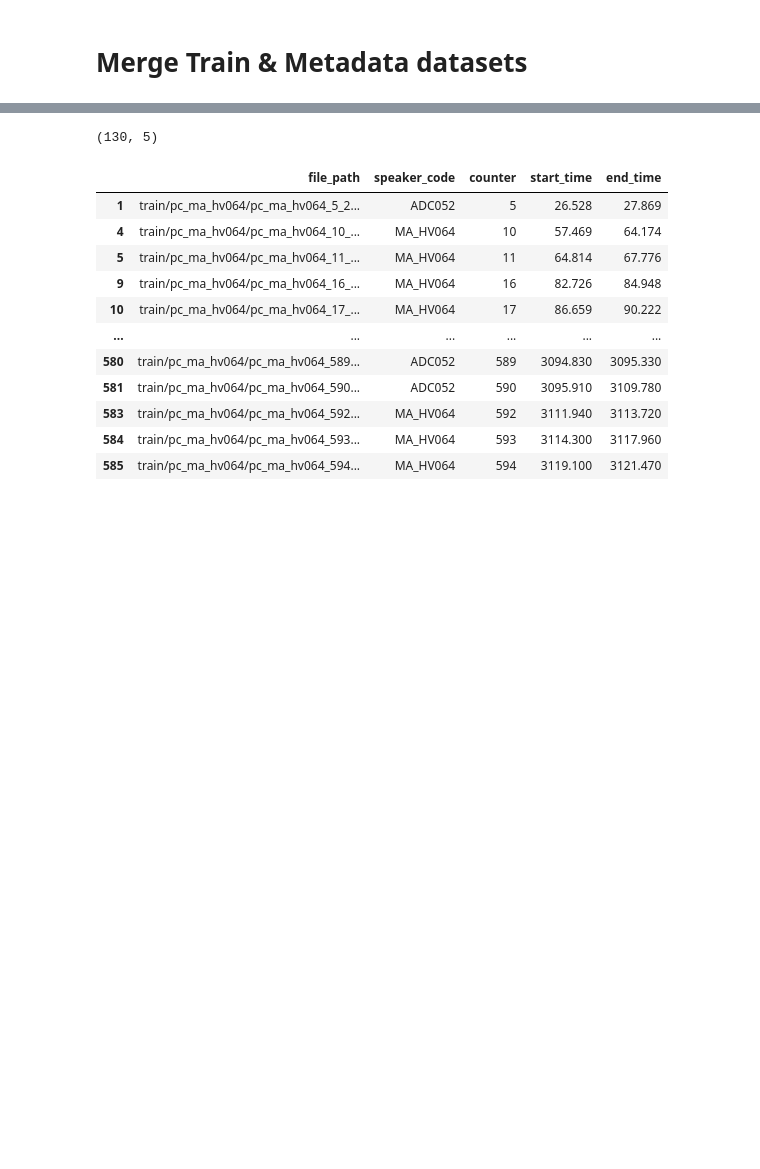
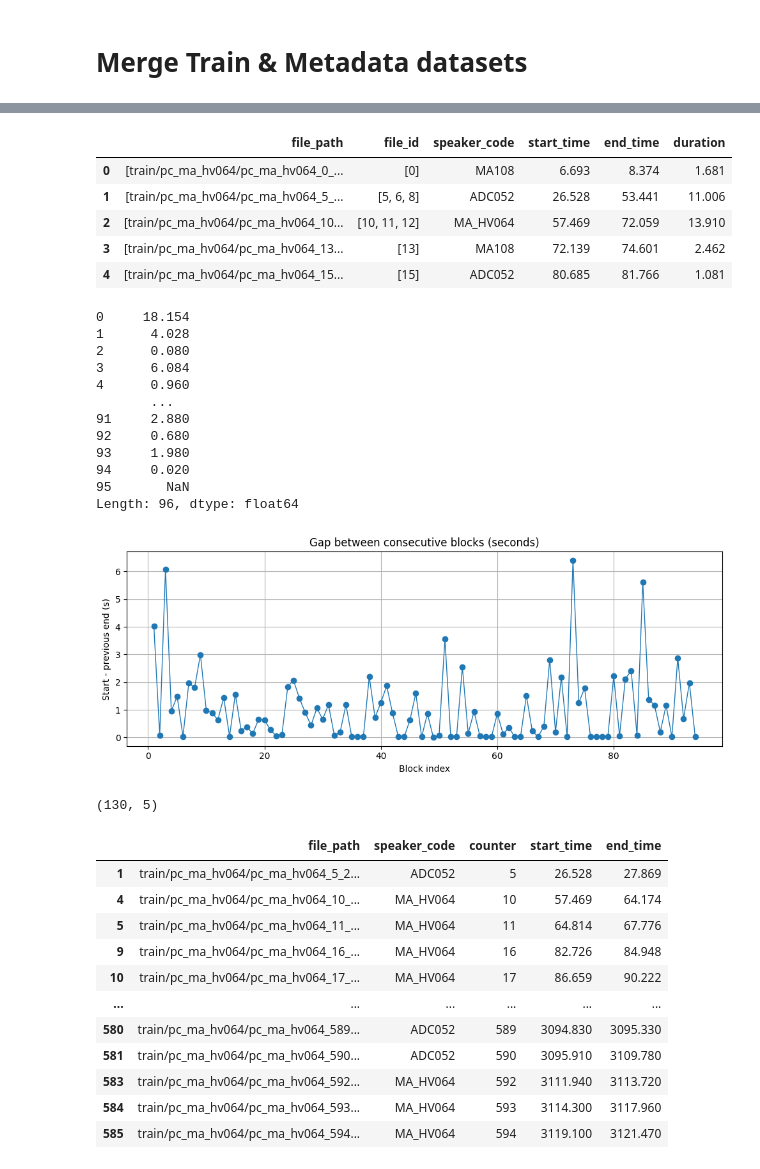
Before and after one commit to antonioMoreira/my-masters-degree, a Jupyter notebook: notebooks/mupe-dataset.ipynb, the cells around one changed output, grey strips where cells are left out. Cells and saved outputs as stored; diff of their text form; code cells hidden in the pictures; blank space fills up the shorter version.

```diff
--- a/notebooks/mupe-dataset.ipynb
+++ b/notebooks/mupe-dataset.ipynb
@@ -329,3 +448,36 @@ for i in range(len(l)):
+# %%
+display(df_agg.head(5))
+time_constrain = df_agg['start_time'].shift(-1) - df_agg["end_time"]
+display(time_constrain)
+
+ax = time_constrain.iloc[1:].plot(kind="line", figsize=(10, 4), marker="o", linewidth=1)
+ax.set_title("Gap between consecutive blocks (seconds)")
+ax.set_xlabel("Block index")
+ax.set_ylabel("Start - previous end (s)")
+ax.grid(True)
+
+plt.tight_layout()
+plt.show()
+# %% [output]
+|  | file_path | file_id | speaker_code | start_time | end_time | duration |
+| 0 | [train/pc_ma_hv064/pc_ma_hv064_0_... | [0] | MA108 | 6.693 | 8.374 | 1.681 |
+| 1 | [train/pc_ma_hv064/pc_ma_hv064_5_... | [5, 6, 8] | ADC052 | 26.528 | 53.441 | 11.006 |
+| 2 | [train/pc_ma_hv064/pc_ma_hv064_10... | [10, 11, 12] | MA_HV064 | 57.469 | 72.059 | 13.910 |
+| 3 | [train/pc_ma_hv064/pc_ma_hv064_13... | [13] | MA108 | 72.139 | 74.601 | 2.462 |
+| 4 | [train/pc_ma_hv064/pc_ma_hv064_15... | [15] | ADC052 | 80.685 | 81.766 | 1.081 |
+0     18.154
+1      4.028
+2      0.080
+3      6.084
+4      0.960
+       ...
+91     2.880
+92     0.680
+93     1.980
+94     0.020
+95       NaN
+Length: 96, dtype: float64
+[figure, added]
 # %%
 tolerance_sec = 2
 
```
Also changed, not shown: parts of 26 cells of this notebook, 6 other files.
